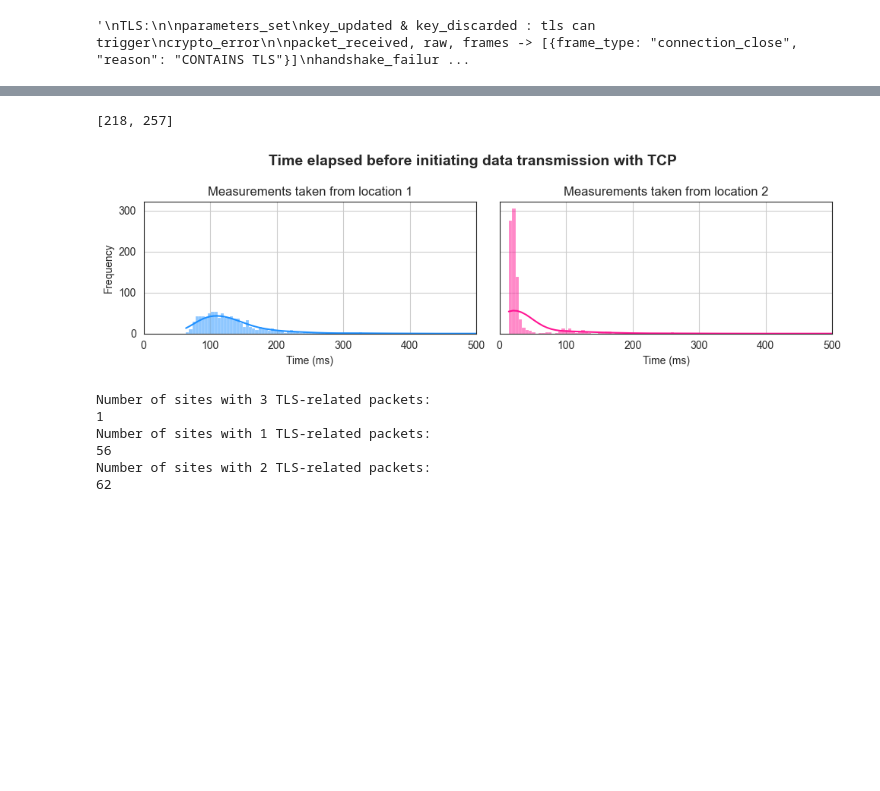
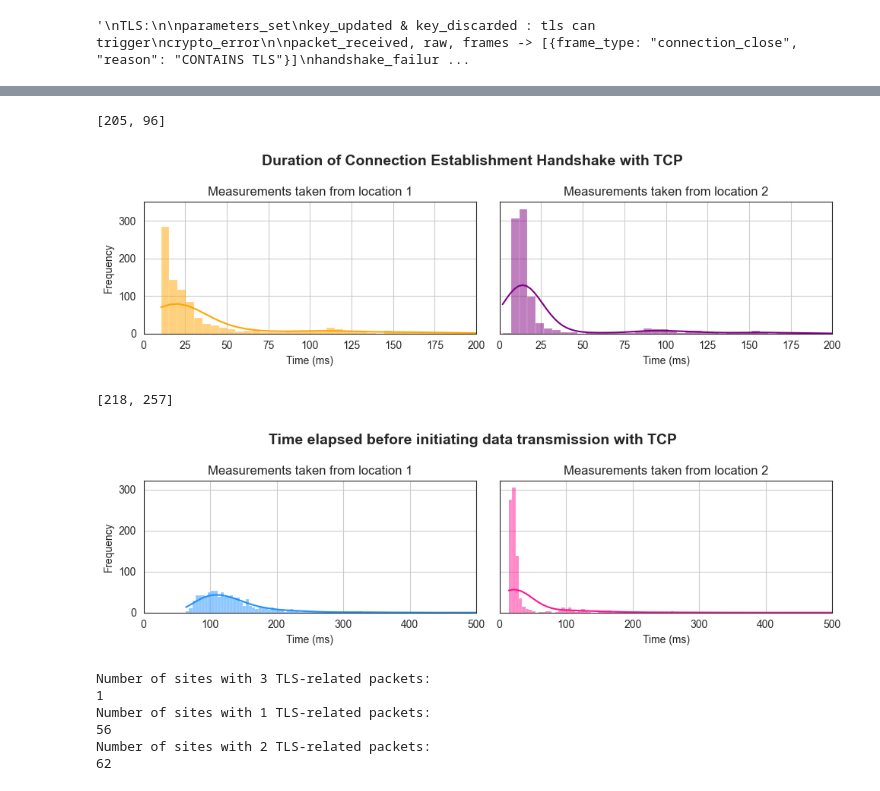
Before and after one commit to laradagata/l4project, a Jupyter notebook: src/main/data_analysis.ipynb, the cells around one changed output, grey strips where cells are left out. Saved outputs shown, nothing was run; the diff lists cells and outputs as text; code cells hidden in the pictures; blank space fills up the shorter version.

Commit message:
Generated duration of ce handshake for TCP data

```diff
--- a/src/main/data_analysis.ipynb
+++ b/src/main/data_analysis.ipynb
@@ -407,44 +400,39 @@ ModuleNotFoundError: No module named 'ssl_tls_registry'
 # %%
 def parsePcapFile(path):
     packets = rdpcap(path)
-    #f = open(path,'r', errors="ignore")
-    #pcap_data = f.read()
 
-    #client_ip = packets[IP].src
-    #server_ip = packets[IP].dst
-
-    #print(client_ip, server_ip)
-
-    #sessions = packets.sessions()
-    #for pkt in packets:
-        #print(pkt.summary())
-        #print(pkt.show())
-    handshake_time = findHandshakeTime(packets)
+    connection_establishment_handshake_duration, time_before_data_transfer = findHandshakeTime(packets)
     tls_packets = findTLSPackets(packets)
     #pprint.pprint(tls_packets)
     #print(handshake_time)
-    return handshake_time, tls_packets
+    return connection_establishment_handshake_duration, time_before_data_transfer, tls_packets
 
 def findHandshakeTime(packets):
     handshake_complete = False
+    time_of_first_handshake_packet = 0
+    time_of_last_handshake_packet = 0
     initial_time = packets[0].time
     for pkt in packets:
         #print(pkt.summary())
         #print(pkt.src, pkt.dst, pkt.proto, pkt.time)
         #pprint.pprint(pkt.payload)
         if handshake_complete:
-            total_handshake_time = (float(pkt.time) - initial_time) * 1000
-            if total_handshake_time < 0:
-                return None
-            return total_handshake_time
+            connection_establishment_handshake_duration = (time_of_last_handshake_packet - time_of_first_handshake_packet) * 1000
+            time_before_data_transfer = (float(pkt.time) - initial_time) * 1000
+            if time_before_data_transfer < 0:
+                return None, None
+            return connection_establishment_handshake_duration, time_before_data_transfer
         #pprint.pprint(pkt)
         if TCP in pkt:
             #src_ip = pkt[IP].src
             #dst_ip = pkt[IP].dst
             #print(src_ip, dst_ip)
             flag = pkt[TCP].flags
-            if flag == "A":
+            if flag == "S":
+                time_of_first_handshake_packet = float(pkt.time)
+            elif flag == "A":
                 handshake_complete = True
+                time_of_last_handshake_packet = float(pkt.time)
 
 def findTLSPackets(packets):
     tls_packets = []
@@ -456,6 +444,7 @@ def findTLSPackets(packets):
     return tls_packets
 # %%
 handshake_times_tcp = {l:{} for l in locations}
+time_before_data_transfer_tcp = {l:{} for l in locations}
 tls_packets = {l:{} for l in locations}
 # %%
 current_location = locations[0]
@@ -472,7 +461,7 @@ for folder in os.listdir():
     for file in os.listdir():
         # Check whether file is in pcap format or not
         if file.endswith(".pcap") and os.path.getsize(f"{folder_path}/{file}") > 0:
-            handshake_times_tcp[current_location][folder], tls_packets[current_location][folder] = parsePcapFile(f"{folder_path}/{file}")
+            handshake_times_tcp[current_location][folder], time_before_data_transfer_tcp[current_location][folder], tls_packets[current_location][folder] = parsePcapFile(f"{folder_path}/{file}")
             break
 # %% [output]
 WARNING: Calling str(pkt) on Python 3 makes no sense!
@@ -505,7 +494,7 @@ for folder in os.listdir():
     for file in os.listdir():
         # Check whether file is in pcap format or not
         if file.endswith(".pcap") and os.path.getsize(f"{folder_path}/{file}") > 0:
-            handshake_times_tcp[current_location][folder], tls_packets[current_location][folder] = parsePcapFile(f"{folder_path}/{file}")
+            handshake_times_tcp[current_location][folder], time_before_data_transfer_tcp[current_location][folder], tls_packets[current_location][folder] = parsePcapFile(f"{folder_path}/{file}")
             break
 # %% [output]
 WARNING: Calling str(pkt) on Python 3 makes no sense!
@@ -527,28 +516,31 @@ WARNING: Calling str(pkt) on Python 3 makes no sense!
 WARNING: more Calling str(pkt) on Python 3 makes no sense!
 # %%
 #pprint.pprint(handshake_times)
-generateHandshakeTimeDistribution(handshake_times_tcp, 2, proto="TCP")
+generateHandshakeTimeDistribution(handshake_times_tcp, 1, "Connection Establishment", "TCP")
+generateHandshakeTimeDistribution(time_before_data_transfer_tcp, 2, proto="TCP")
 
 tls_data = {}
 
 for location in tls_packets:
     for folder, tls_pkts in tls_packets[location].items():
         if tls_pkts != None:
             num_packets = len(tls_pkts)
             if num_packets in tls_data:
                 tls_data[num_packets] += 1
             else:
                 tls_data[num_packets] = 1
 
 for k, v in tls_data.items():
     print(f"Number of sites with {k} TLS-related packets:")
     print(v)
 # %% [output]
-[218, 257]
+[205, 96]
-[figure, old version]
+[figure, new version]
-Number of sites with 3 TLS-related packets:
-1
-Number of sites with 1 TLS-related packets:
-56
-Number of sites with 2 TLS-related packets:
-62
+[218, 257]
+[figure, added]
+Number of sites with 3 TLS-related packets:
+1
+Number of sites with 1 TLS-related packets:
+56
+Number of sites with 2 TLS-related packets:
+62
```
Also changed, not shown: parts of 2 cells of this notebook.
